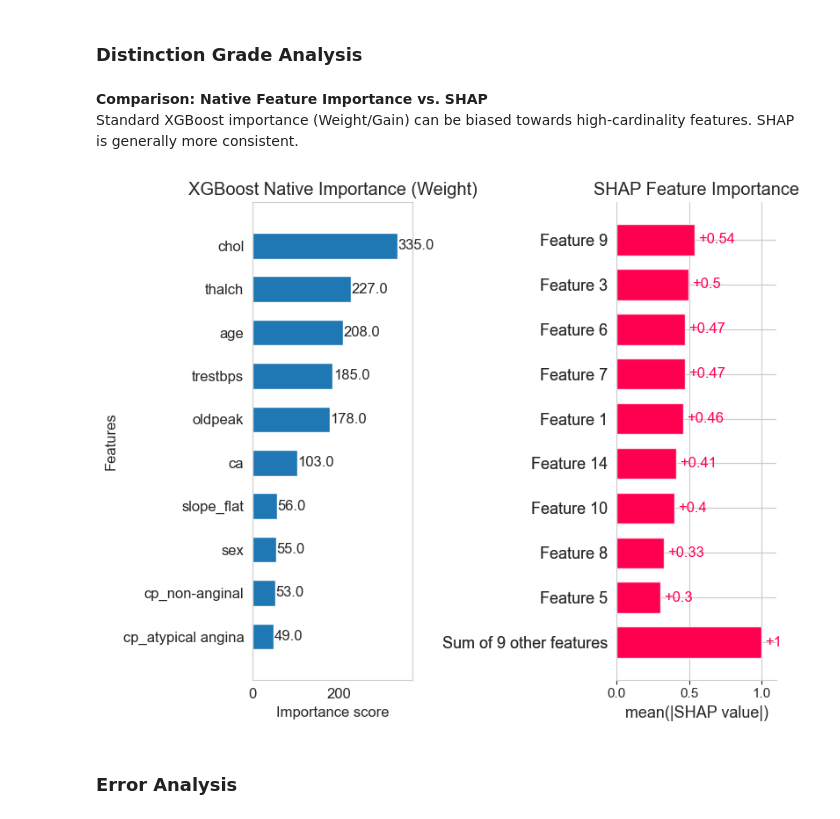
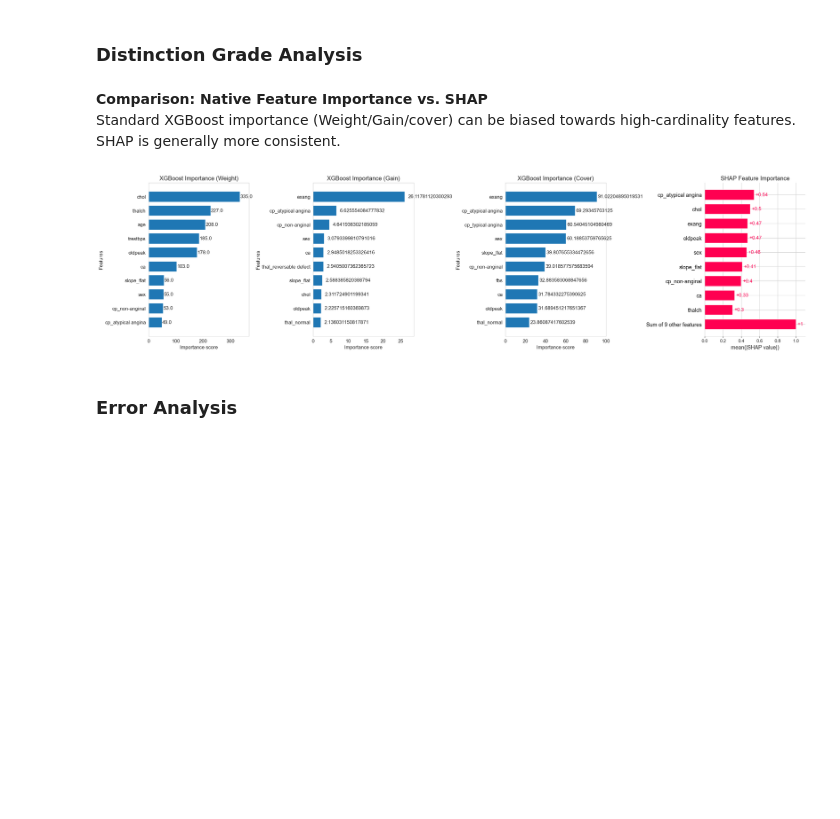
Before and after one commit to Myk72/shap-xai, a Jupyter notebook: notebook/xai_analysis.ipynb, the cells around one changed output. Drawn from its saved outputs; the diff is of its cells as text; code cells hidden in the pictures; blank space fills up the shorter version.

Commit message:
Resolve error in dataset and added new visualization

```diff
--- a/notebook/xai_analysis.ipynb
+++ b/notebook/xai_analysis.ipynb
@@ -230,22 +229,38 @@ shap.plots.force(shap_values[:5])
 ### **Distinction Grade Analysis**
 # %% [markdown]
 **Comparison: Native Feature Importance vs. SHAP**
-Standard XGBoost importance (Weight/Gain) can be biased towards high-cardinality features. SHAP is generally more consistent.
+Standard XGBoost importance (Weight/Gain/cover) can be biased towards high-cardinality features. SHAP is generally more consistent.
 # %%
-fig, axes = plt.subplots(1, 2, figsize=(18, 6))
+fig, axes = plt.subplots(
+    1, 4,
+    figsize=(24, 6),
+    constrained_layout=True
+)
 
-# 1. Native XGBoost Importance
-xgb.plot_importance(model, importance_type='weight', max_num_features=10, ax=axes[0], height=0.6, grid=False, title="XGBoost Native Importance")
 
-# 2. SHAP Importance
-plt.sca(axes[1])
-shap.plots.bar(shap_values, max_display=10, show=False)
-axes[1].set_title("SHAP Feature Importance")
+for ax, imp, title in zip(axes[:3], ['weight', 'gain', 'cover'],['Weight', 'Gain', 'Cover']):
+    xgb.plot_importance(
+        model,
+        importance_type=imp,
+        max_num_features=10,
+        ax=ax,
+        height=0.75,
+        grid=False
+    )
+    ax.set_title(f"XGBoost Importance ({title})")
 
-plt.tight_layout()
+
+shap.plots.bar(
+    shap_values,
+    max_display=10,
+    show=False,
+    ax=axes[3]
+)
+axes[3].set_title("SHAP Feature Importance")
+
 plt.show()
 # %% [output]
-[figure, old version]
+[figure, new version]
 # %% [markdown]
 ### **Error Analysis**
 # %% [markdown]
```
Also changed, not shown: parts of 5 cells of this notebook, 1 other file.
